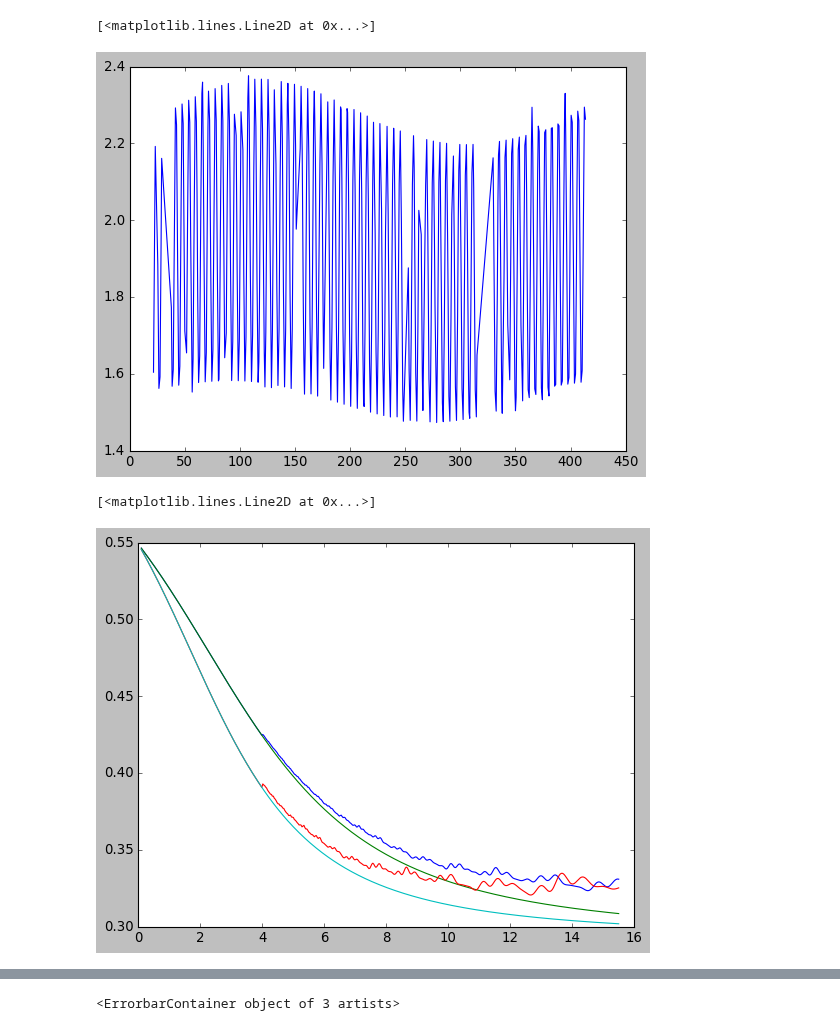
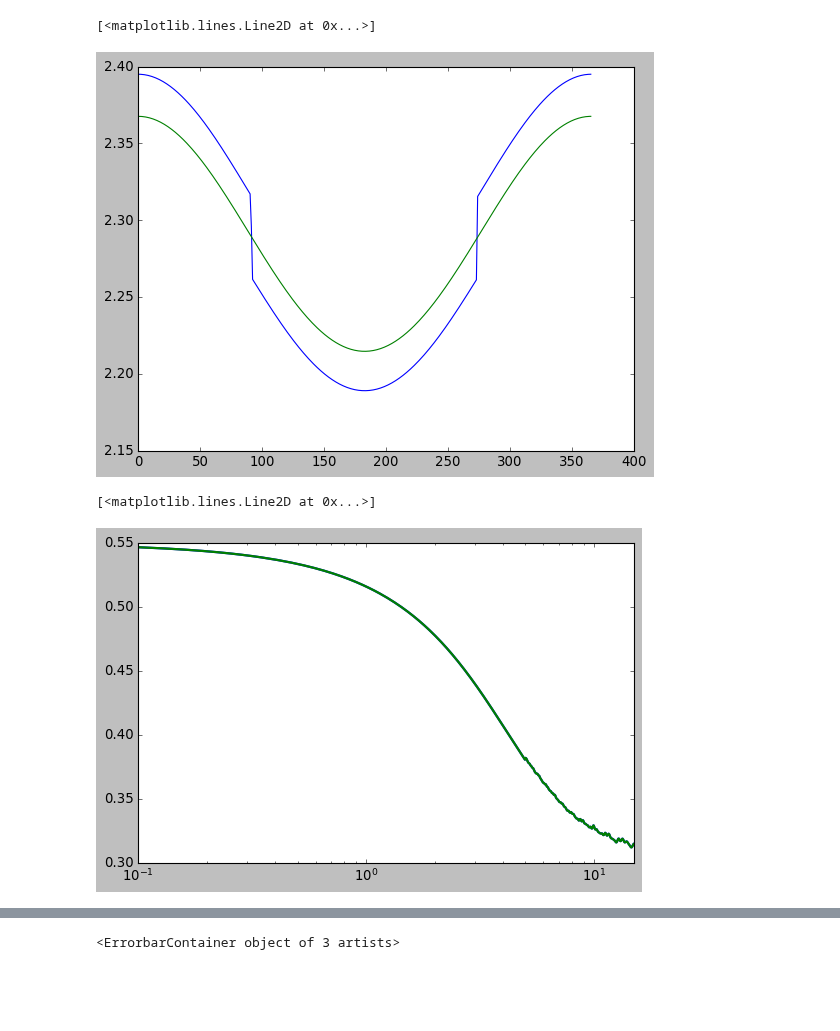
Before and after one commit to SaeedAnsarifard/NeuMod, a Jupyter notebook: Tutorial_ULDM.ipynb, the cells around one changed output, grey strips where cells are left out. Drawn from its saved outputs; the diff is of its cells as text; code cells hidden in the pictures; blank space fills up the shorter version.

```diff
--- a/Tutorial_ULDM.ipynb
+++ b/Tutorial_ULDM.ipynb
@@ -51,25 +81,40 @@ plt.errorbar(data[:50,0], data[:50,1], np.array((data[:50,3],data[:50,2])), fmt=
+# %%
+param ={'SinT12'  : 0.307 ,
+        'T13'  : 8.57,
+        'mu1'  : 0.,
+        'mu2'  : 0.,
+        'mu3'  : 0.  ,
+        'mdm'  : 4e-5,
+        'alpha': 0.  ,
+        'eps' : 0. ,
+        'alpha_eps' : 0.  ,
+        'M12'  : 6.9e-5 }
+
+
+frame_predicted_total_signal.time_day = ExposureTime(90)
+frame_predicted_total_signal.time_ev = frame_predicted_total_signal.time_day[:,1] * 2.4 * 6. * 6. * 1.519
+frame_predicted_total_signal.theta_p = (2 * np.pi / 365.25) * frame_predicted_total_signal.time_day[:,1]
+msw_signal_fraction = frame_predicted_total_signal.__getitem__(param)
+p_msw = frame_predicted_total_signal.p_msw
+
+frame_predicted_total_signal.time_day = ExposureTime(0)
+frame_predicted_total_signal.time_ev = frame_predicted_total_signal.time_day[:,1] * 2.4 * 6. * 6. * 1.519
+frame_predicted_total_signal.theta_p = (2 * np.pi / 365.25) * frame_predicted_total_signal.time_day[:,1]
+msw_signal_fraction_2 = frame_predicted_total_signal.__getitem__(param)
+p_msw_2 = frame_predicted_total_signal.p_msw
 # %%
-#plt.plot(frame_predicted_total_signal.energy_nu, np.mean(frame_predicted_total_signal.p_msw, axis=0))
-#plt.plot(frame_predicted_total_signal.energy_nu, np.mean(msw_signal_fraction,axis=0))
-#plt.plot(frame_predicted_total_signal.energy_nu, np.mean(frame_predicted_total_signal.pes, axis=0))
-
-
-plt.plot(frame_predicted_total_signal.time_day[:400,1], msw_signal_fraction[:400], '-')
+plt.plot(frame_predicted_total_signal.time_day[:,1], msw_signal_fraction, '-')
+plt.plot(frame_predicted_total_signal.time_day[:,1], msw_signal_fraction_2, '-')
 # %% [output]
 [<matplotlib.lines.Line2D at 0x...>]
-[figure, old version]
+[figure, new version]
 # %%
-param['SinT12']  = 0.308
-param['M12'] = 8e-5
-I_evol, mass_weights = frame_predicted_total_signal.__getitem__(param)
-plt.plot(frame_predicted_total_signal.energy_nu, np.sum(mass_weights * I_evol[:,:,1], axis=1))
-plt.plot(frame_predicted_total_signal.energy_nu, np.sum(mass_weights * I_evol[:,:,0], axis=1))
+plt.figure(figsize=(8,5))
+plt.xscale('log')
+plt.xlim(0.1,15)
 
-param['SinT12']  = 0.308
-param['M12'] = 6e-5
-I_evol, mass_weights = frame_predicted_total_signal.__getitem__(param)
-plt.plot(frame_predicted_total_signal.energy_nu, np.sum(mass_weights * I_evol[:,:,1], axis=1))
-plt.plot(frame_predicted_total_signal.energy_nu, np.sum(mass_weights * I_evol[:,:,0], axis=1))
+plt.plot(frame_predicted_total_signal.energy_nu, np.mean(p_msw, axis=0), lw =2)
+plt.plot(frame_predicted_total_signal.energy_nu, np.mean(p_msw_2, axis=0), lw =2)
 # %% [output]
 [<matplotlib.lines.Line2D at 0x...>]
-[figure, old version]
+[figure, new version]
```
Also changed, not shown: parts of 15 cells of this notebook.
